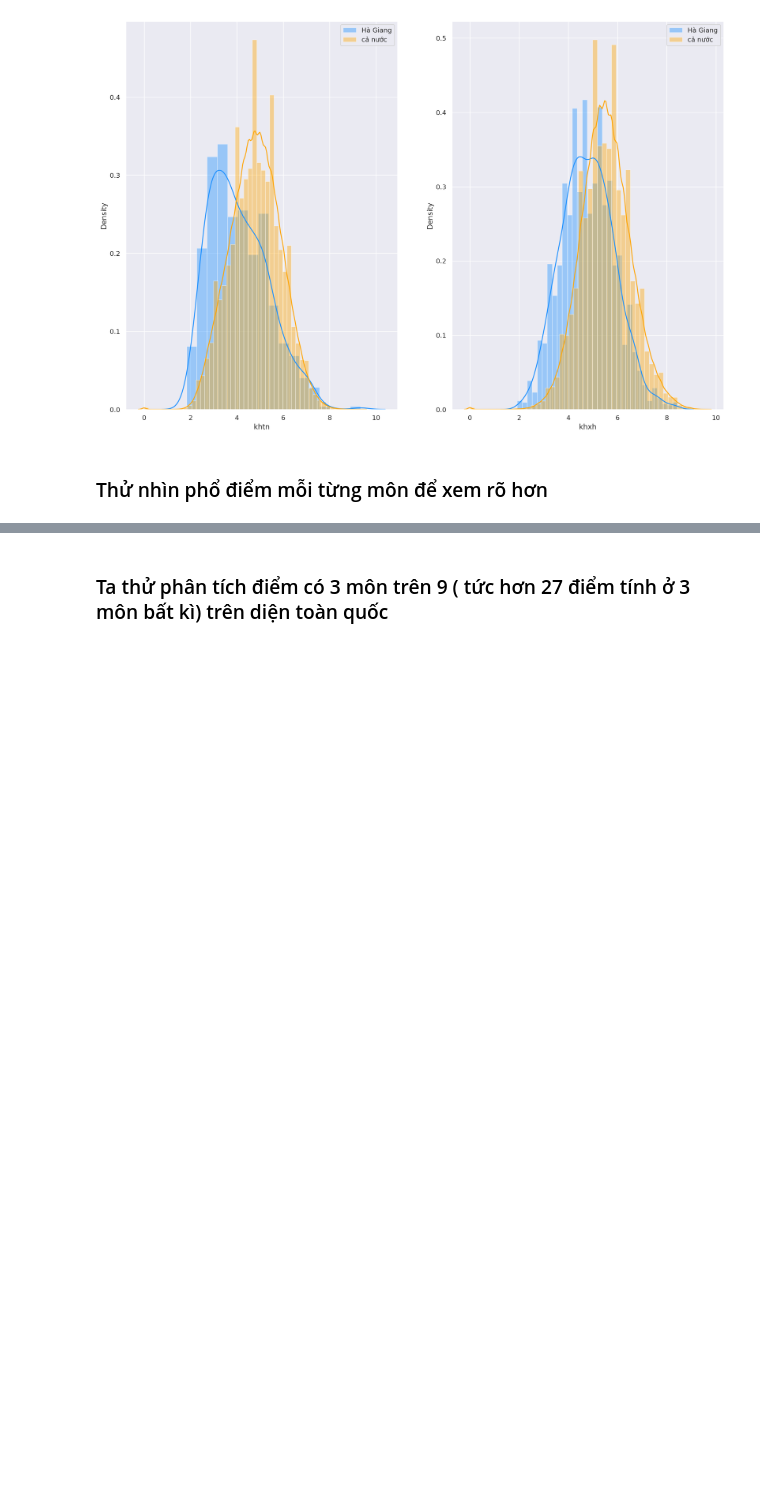
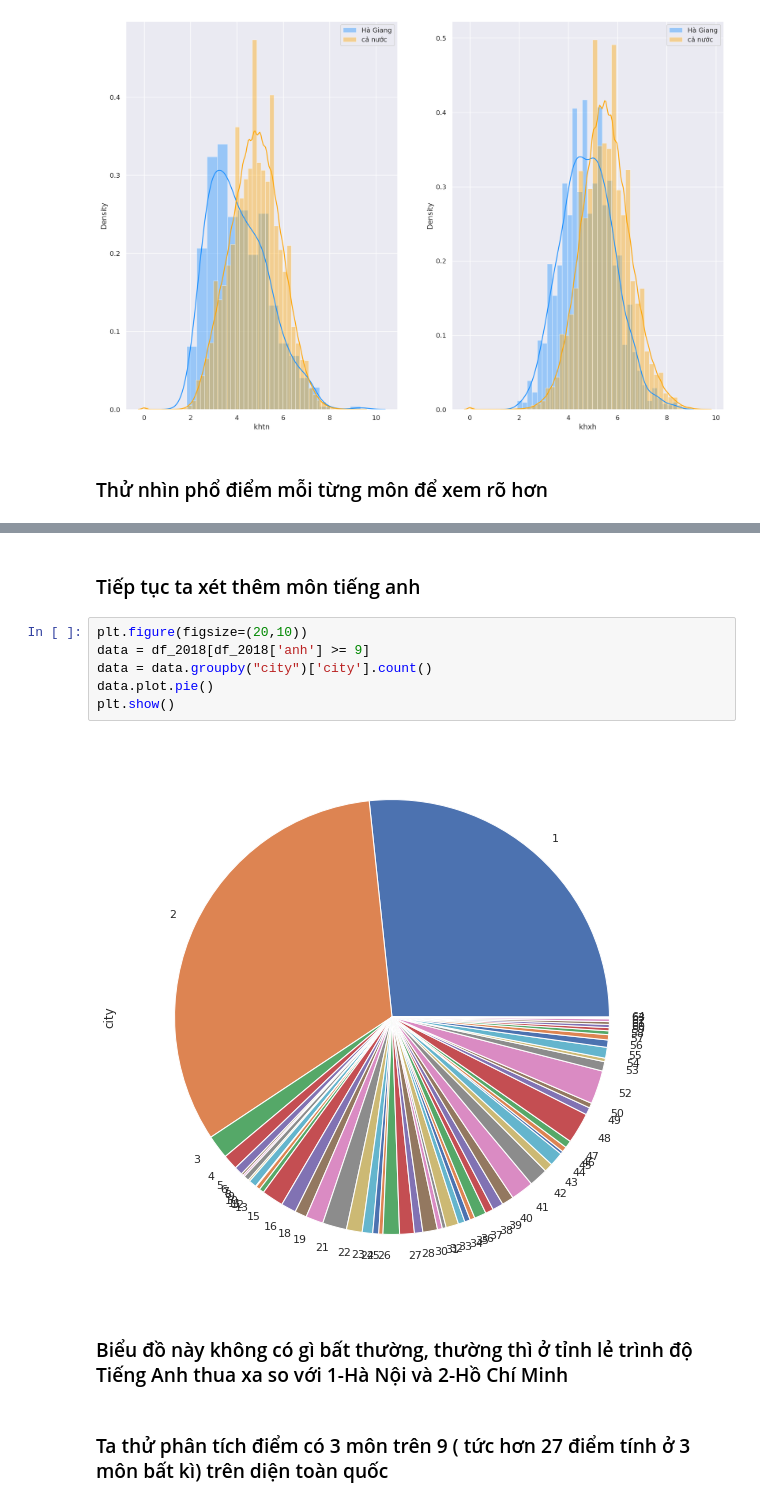
Before and after one commit to AI005/DataTHTPQG2018, a Jupyter notebook: Untitled.ipynb, the cells around one changed output, grey strips where cells are left out. Drawn from its saved outputs; the diff is of its cells as text; blank space fills up the shorter version.

```diff
--- a/Untitled.ipynb
+++ b/Untitled.ipynb
@@ -169,3 +189,15 @@ plt.show()
+# %% [markdown]
+### Tiếp tục ta xét thêm môn tiếng anh
+# %%
+plt.figure(figsize=(20,10))
+data = df_2018[df_2018['anh'] >= 9]
+data = data.groupby("city")['city'].count()
+data.plot.pie()
+plt.show()
+# %% [output]
+[figure, added]
+# %% [markdown]
+### Biểu đồ này không có gì bất thường, thường thì ở tỉnh lẻ trình độ Tiếng Anh thua xa so với 1-Hà Nội và 2-Hồ Chí Minh
 # %% [markdown]
 ### Ta thử phân tích điểm có 3 môn trên 9 ( tức hơn 27 điểm tính ở 3 môn bất kì) trên diện toàn quốc
 # %%
```
Also changed, not shown: parts of 6 cells of this notebook.
